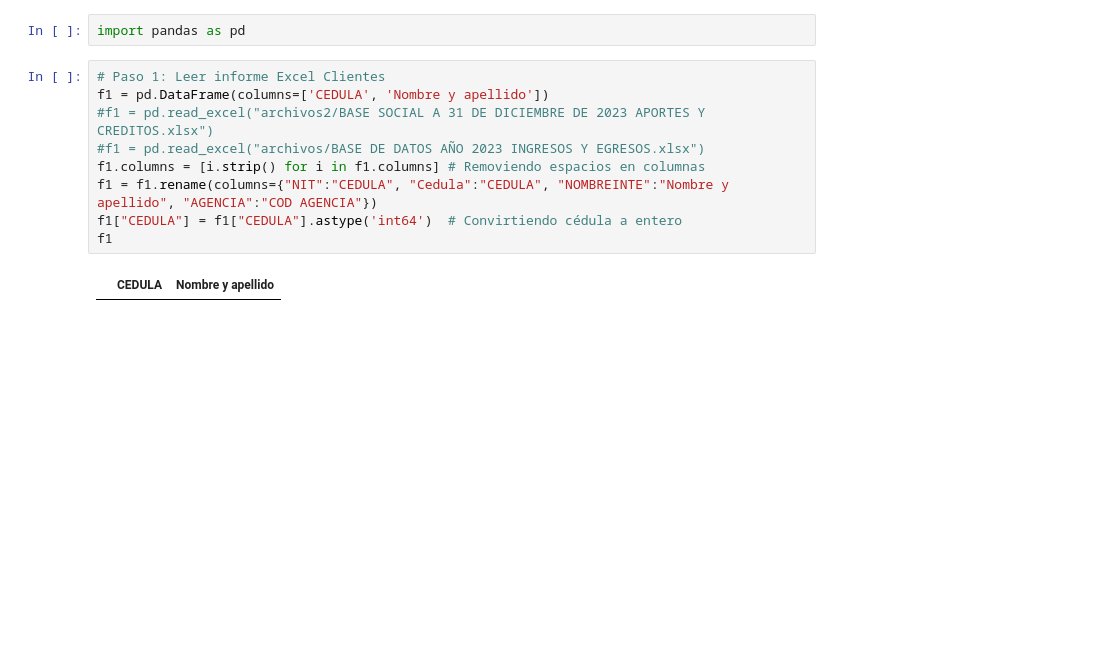
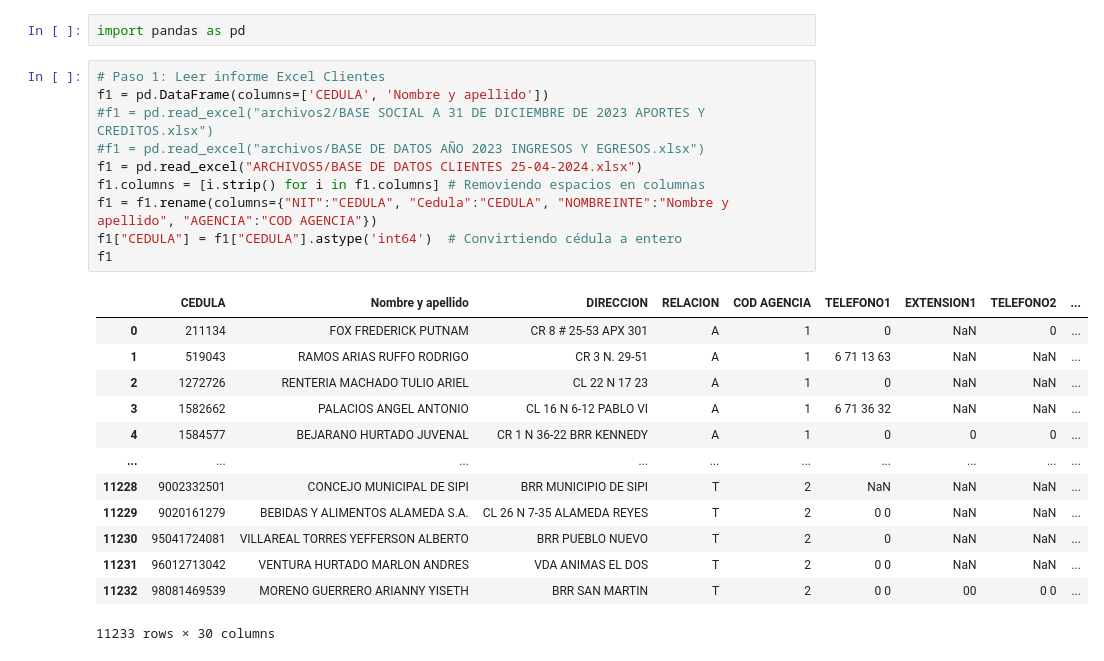
Before and after one commit to eilinlunam/ksiro-archivos-sarlaft-app, a Jupyter notebook: Archivos Python.ipynb, the cells around one changed output. Saved outputs shown, nothing was run; the diff lists cells and outputs as text; blank space fills up the shorter version.

```diff
--- a/Archivos Python.ipynb
+++ b/Archivos Python.ipynb
@@ -3,13 +3,26 @@ import pandas as pd
 # %%
 # Paso 1: Leer informe Excel Clientes
 f1 = pd.DataFrame(columns=['CEDULA', 'Nombre y apellido'])
 #f1 = pd.read_excel("archivos2/BASE SOCIAL A 31 DE DICIEMBRE DE 2023 APORTES Y CREDITOS.xlsx")
 #f1 = pd.read_excel("archivos/BASE DE DATOS AÑO 2023 INGRESOS Y EGRESOS.xlsx")
+f1 = pd.read_excel("ARCHIVOS5/BASE DE DATOS CLIENTES 25-04-2024.xlsx")
 f1.columns = [i.strip() for i in f1.columns] # Removiendo espacios en columnas
 f1 = f1.rename(columns={"NIT":"CEDULA", "Cedula":"CEDULA", "NOMBREINTE":"Nombre y apellido", "AGENCIA":"COD AGENCIA"})
 f1["CEDULA"] = f1["CEDULA"].astype('int64')  # Convirtiendo cédula a entero
 f1
 # %% [output]
-|  | CEDULA | Nombre y apellido |
+|  | CEDULA | Nombre y apellido | DIRECCION | RELACION | COD AGENCIA | TELEFONO1 | EXTENSION1 | TELEFONO2 | ... |
+| 0 | 211134 | FOX FREDERICK PUTNAM | CR 8 # 25-53 APX 301 | A | 1 | 0 | NaN | 0 | ... |
+| 1 | 519043 | RAMOS ARIAS RUFFO RODRIGO | CR 3 N. 29-51 | A | 1 | 6 71 13 63 | NaN | NaN | ... |
+| 2 | 1272726 | RENTERIA MACHADO TULIO ARIEL | CL 22 N 17 23 | A | 1 | 0 | NaN | NaN | ... |
+| 3 | 1582662 | PALACIOS ANGEL ANTONIO | CL 16 N 6-12 PABLO VI | A | 1 | 6 71 36 32 | NaN | NaN | ... |
+| 4 | 1584577 | BEJARANO HURTADO JUVENAL | CR 1 N 36-22 BRR KENNEDY | A | 1 | 0 | 0 | 0 | ... |
+| ... | ... | ... | ... | ... | ... | ... | ... | ... | ... |
+| 11228 | 9002332501 | CONCEJO MUNICIPAL DE SIPI | BRR MUNICIPIO DE SIPI | T | 2 | NaN | NaN | NaN | ... |
+| 11229 | 9020161279 | BEBIDAS Y ALIMENTOS ALAMEDA S.A. | CL 26 N 7-35 ALAMEDA REYES | T | 2 | 0 0 | NaN | NaN | ... |
+| 11230 | 95041724081 | VILLAREAL TORRES YEFFERSON ALBERTO | BRR PUEBLO NUEVO | T | 2 | 0 | NaN | NaN | ... |
+| 11231 | 96012713042 | VENTURA HURTADO MARLON ANDRES | VDA ANIMAS EL DOS | T | 2 | 0 0 | NaN | NaN | ... |
+| 11232 | 98081469539 | MORENO GUERRERO ARIANNY YISETH | BRR SAN MARTIN | T | 2 | 0 0 | 00 | 0 0 | ... |
+11233 rows × 30 columns
 # %%
 # Paso 2: Leer informe Excel Transacciones
```
Also changed, not shown: parts of 4 cells of this notebook, 16 other files.
